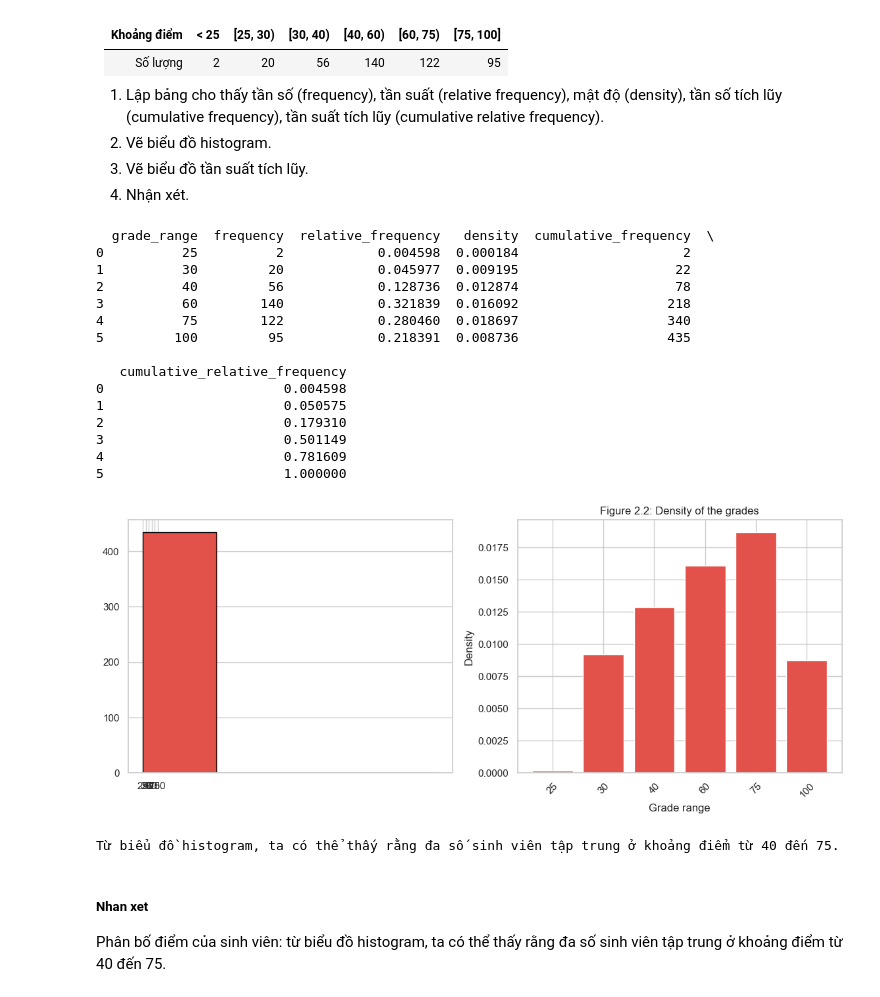
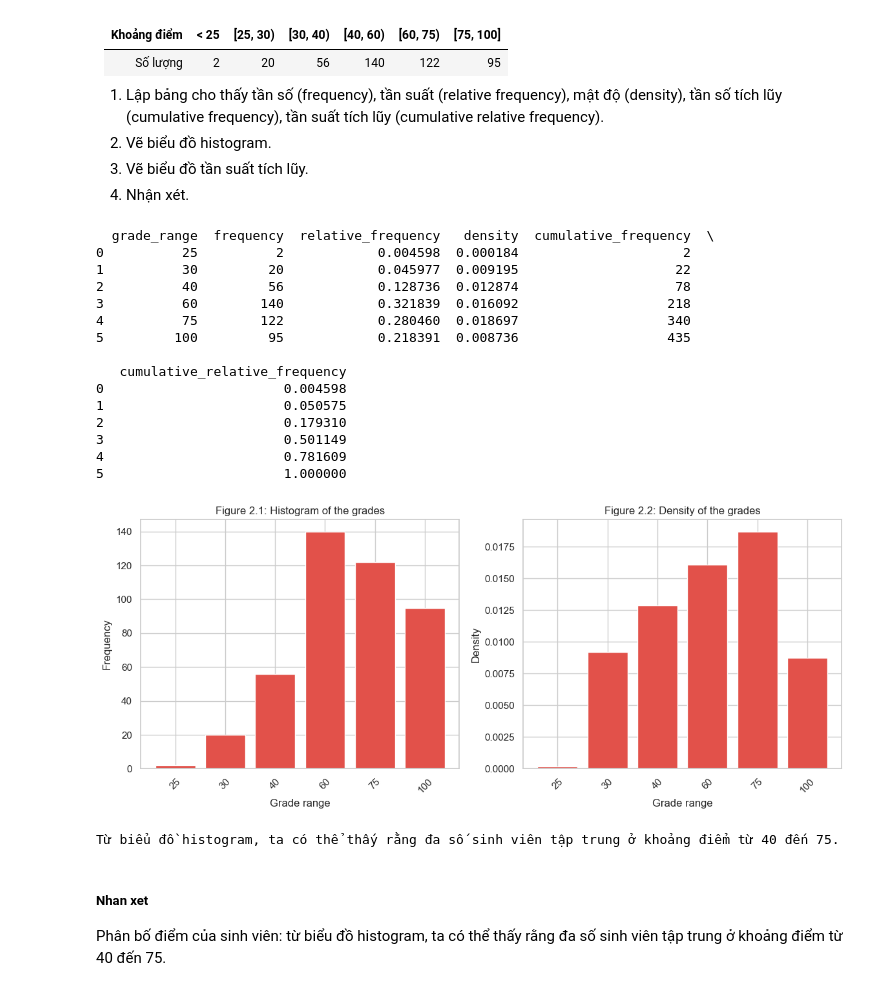
Before and after one commit to vietch2612/22850034-hcmus-assignment, a Jupyter notebook: computer_statistic/ex3/baitap3.ipynb, the cells around one changed output. Drawn from its saved outputs; the diff is of its cells as text; code cells hidden in the pictures.

```diff
--- a/computer_statistic/ex3/baitap3.ipynb
+++ b/computer_statistic/ex3/baitap3.ipynb
@@ -92,14 +99,15 @@ Bảng dữ liệu sau thống kê số lượng sinh viên có điểm thi tron
 # Load the data
 # keys= ['< 25', '[25, 30)', '[30, 40)', '[40, 60)', '[60, 75)', '[75, 100]']
 keys= ['25', '30', '40', '60', '75', '100']
+edges = [0, 25, 30, 40, 60, 75, 100]
 frequency= [2, 20, 56, 140, 122, 95]
+widths = np.diff(edges)
 df = pd.DataFrame({'grade_range': keys, 'frequency': frequency})
 
 # Calculate the relative frequency
 df['relative_frequency'] = df['frequency'] / df['frequency'].sum()
 # Calculate the density
-edges = [0, 25, 30, 40, 60, 75, 100]
-widths = np.diff(edges)
+
 df['density'] = df['relative_frequency'] / widths
 # Calculate the cumulative frequency
 df['cumulative_frequency'] = df['frequency'].cumsum()
@@ -110,35 +118,41 @@ print(df)
 # Plot the histogram
 plt.figure(figsize=(14, 5))
 plt.subplot(1, 2, 1)
-plt.hist(np.repeat(df['grade_range'], df['frequency']), bins=edges, edgecolor='black')
+plt.bar(df['grade_range'], df['frequency'])
+plt.title('Figure 2.1: Histogram of the grades')
+plt.ylabel('Frequency')
+plt.xlabel('Grade range')
+plt.xticks(rotation=45)
+
+
 # Plot the density
 plt.subplot(1, 2, 2)
 plt.bar(df['grade_range'], df['density'])
 plt.title('Figure 2.2: Density of the grades')
 plt.ylabel('Density')
 plt.xlabel('Grade range')
 plt.xticks(rotation=45)
 plt.show()
 
 # Comment
 print("Từ biểu đồ histogram, ta có thể thấy rằng đa số sinh viên tập trung ở khoảng điểm từ 40 đến 75.")
 # %% [output]
   grade_range  frequency  relative_frequency   density  cumulative_frequency  \
 0          25          2            0.004598  0.000184                     2
 1          30         20            0.045977  0.009195                    22
 2          40         56            0.128736  0.012874                    78
 3          60        140            0.321839  0.016092                   218
 4          75        122            0.280460  0.018697                   340
 5         100         95            0.218391  0.008736                   435
 
    cumulative_relative_frequency
 0                       0.004598
 1                       0.050575
 2                       0.179310
 3                       0.501149
 4                       0.781609
 5                       1.000000
-[figure, old version]
+[figure, new version]
 Từ biểu đồ histogram, ta có thể thấy rằng đa số sinh viên tập trung ở khoảng điểm từ 40 đến 75.
 # %% [markdown]
 ##### Nhan xet
```
Also changed, not shown: parts of 3 cells of this notebook, 1 other file.
